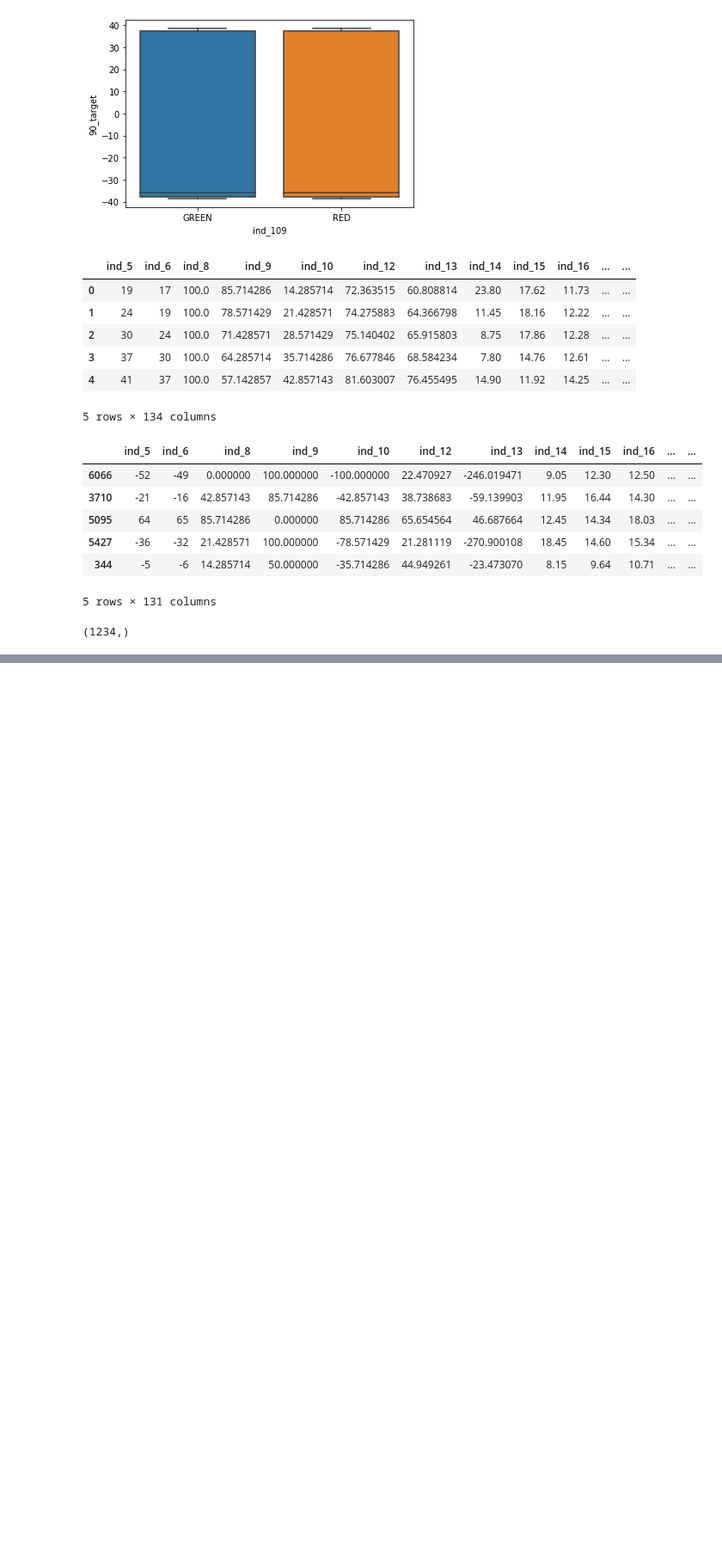
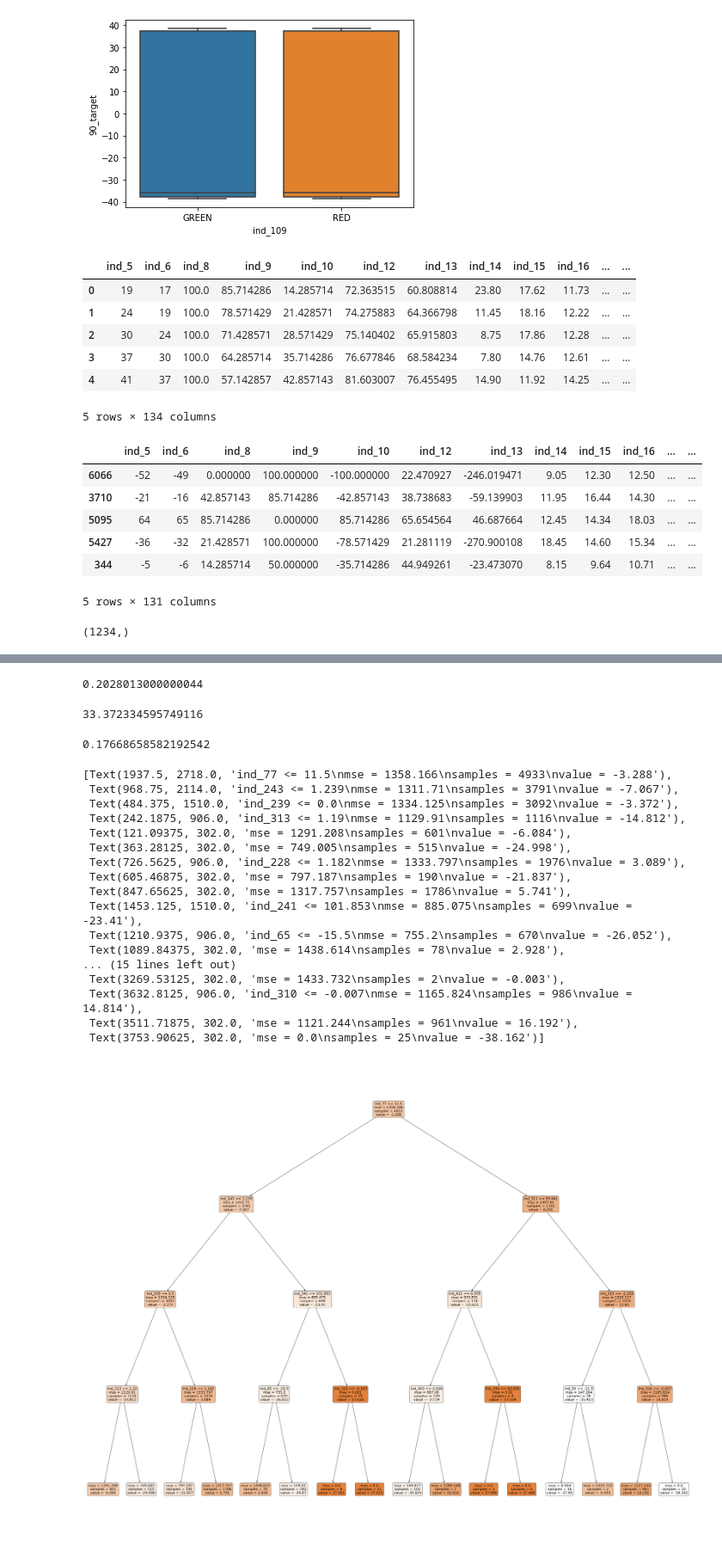
Before and after one commit to Kodluyoruz-Ankara-Veri-Bilimi/Assingment_Taner, a Jupyter notebook: Second_assingment.ipynb, the cells around one changed output, grey strips where cells are left out. Shown at 86% size. Saved outputs shown, nothing was run; the diff lists cells and outputs as text; code cells hidden in the pictures; blank space fills up the shorter version.

```diff
--- a/Second_assingment.ipynb
+++ b/Second_assingment.ipynb
@@ -172,0 +275,9 @@ model = Model(dff)
+# %%
+from sklearn.model_selection import train_test_split
+
+X_train, X_test, y_train, y_test = train_test_split(X, y, test_size=0.20, random_state = 0)
+# %%
+from sklearn.tree import DecisionTreeRegressor
+cart_model = DecisionTreeRegressor()
+# %%
+cart_model.fit(X_train, y_train)
@@ -172,0 +314,21 @@ model = Model(dff)
+# %%
+reg_tuned = DecisionTreeRegressor(max_depth = 4,
+                                   min_samples_leaf=2,
+                                  min_samples_split=3)
+start = time.process_time()
+
+reg_tuned.fit(X_train, y_train)
+
+print(time.process_time() - start)
+
+y_pred = reg_tuned.predict(X_test)
+# %% [output]
+0.2028013000000044
+# %%
+np.sqrt(mean_squared_error(y_test, y_pred))
+# %% [output]
+33.372334595749116
+# %%
+r2_score(y_test, y_pred)
+# %% [output]
+0.17668658582192542
@@ -172,0 +338,27 @@ model = Model(dff)
+# %%
+plt.figure(figsize=(50,40), dpi  = 100)
+tree.plot_tree(reg_tuned,
+               feature_names= X.columns,
+              rounded = True,
+              filled = True,
+              impurity = True)
+#plt.savefig("düz_ağaç_reg.png")
+# %% [output]
+[Text(1937.5, 2718.0, 'ind_77 <= 11.5\nmse = 1358.166\nsamples = 4933\nvalue = -3.288'),
+ Text(968.75, 2114.0, 'ind_243 <= 1.239\nmse = 1311.71\nsamples = 3791\nvalue = -7.067'),
+ Text(484.375, 1510.0, 'ind_239 <= 0.0\nmse = 1334.125\nsamples = 3092\nvalue = -3.372'),
+ Text(242.1875, 906.0, 'ind_313 <= 1.19\nmse = 1129.91\nsamples = 1116\nvalue = -14.812'),
+ Text(121.09375, 302.0, 'mse = 1291.208\nsamples = 601\nvalue = -6.084'),
+ Text(363.28125, 302.0, 'mse = 749.005\nsamples = 515\nvalue = -24.998'),
+ Text(726.5625, 906.0, 'ind_228 <= 1.182\nmse = 1333.797\nsamples = 1976\nvalue = 3.089'),
+ Text(605.46875, 302.0, 'mse = 797.187\nsamples = 190\nvalue = -21.837'),
+ Text(847.65625, 302.0, 'mse = 1317.757\nsamples = 1786\nvalue = 5.741'),
+ Text(1453.125, 1510.0, 'ind_241 <= 101.853\nmse = 885.075\nsamples = 699\nvalue = -23.41'),
+ Text(1210.9375, 906.0, 'ind_65 <= -15.5\nmse = 755.2\nsamples = 670\nvalue = -26.052'),
+ Text(1089.84375, 302.0, 'mse = 1438.614\nsamples = 78\nvalue = 2.928'),
+... (15 lines left out)
+ Text(3269.53125, 302.0, 'mse = 1433.732\nsamples = 2\nvalue = -0.003'),
+ Text(3632.8125, 906.0, 'ind_310 <= -0.007\nmse = 1165.824\nsamples = 986\nvalue = 14.814'),
+ Text(3511.71875, 302.0, 'mse = 1121.244\nsamples = 961\nvalue = 16.192'),
+ Text(3753.90625, 302.0, 'mse = 0.0\nsamples = 25\nvalue = -38.162')]
+[figure, added]
```
Also changed, not shown: parts of 38 cells of this notebook, 4 other files.
